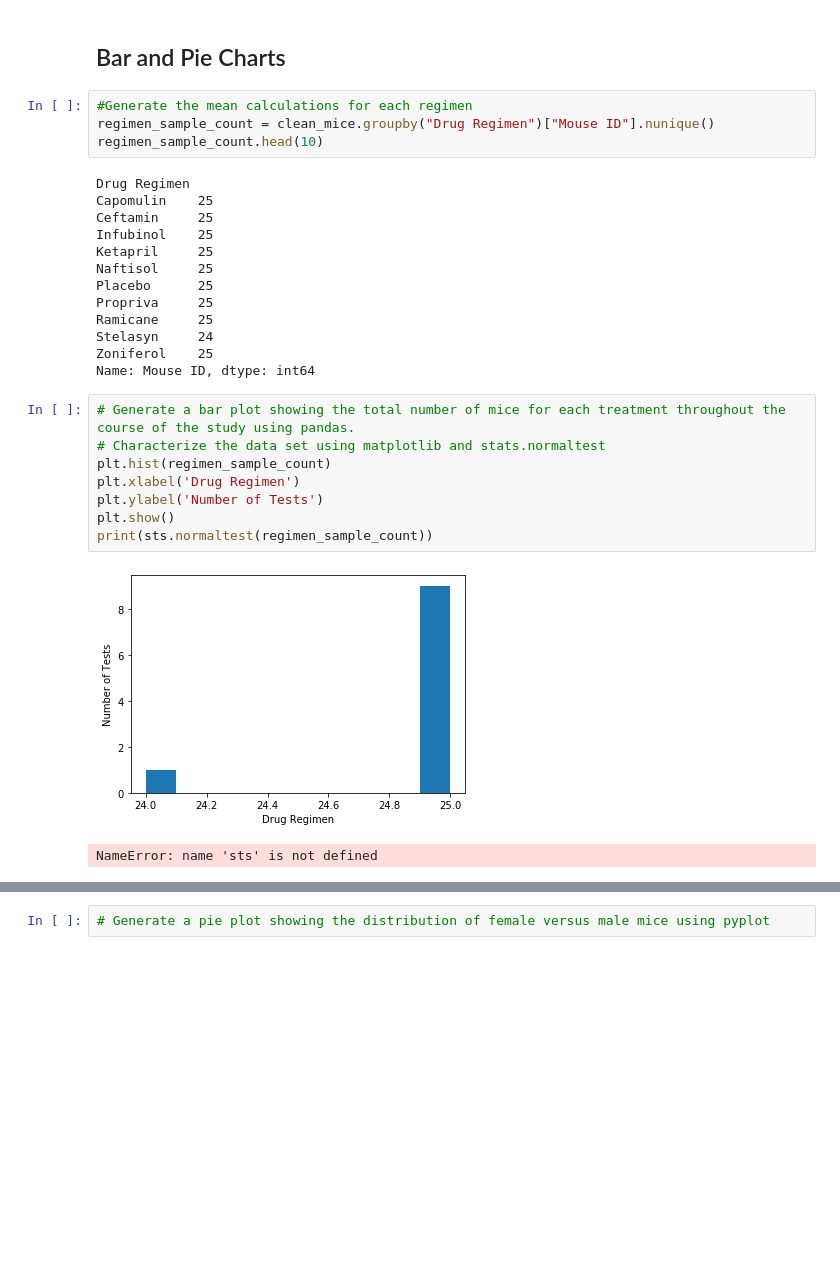
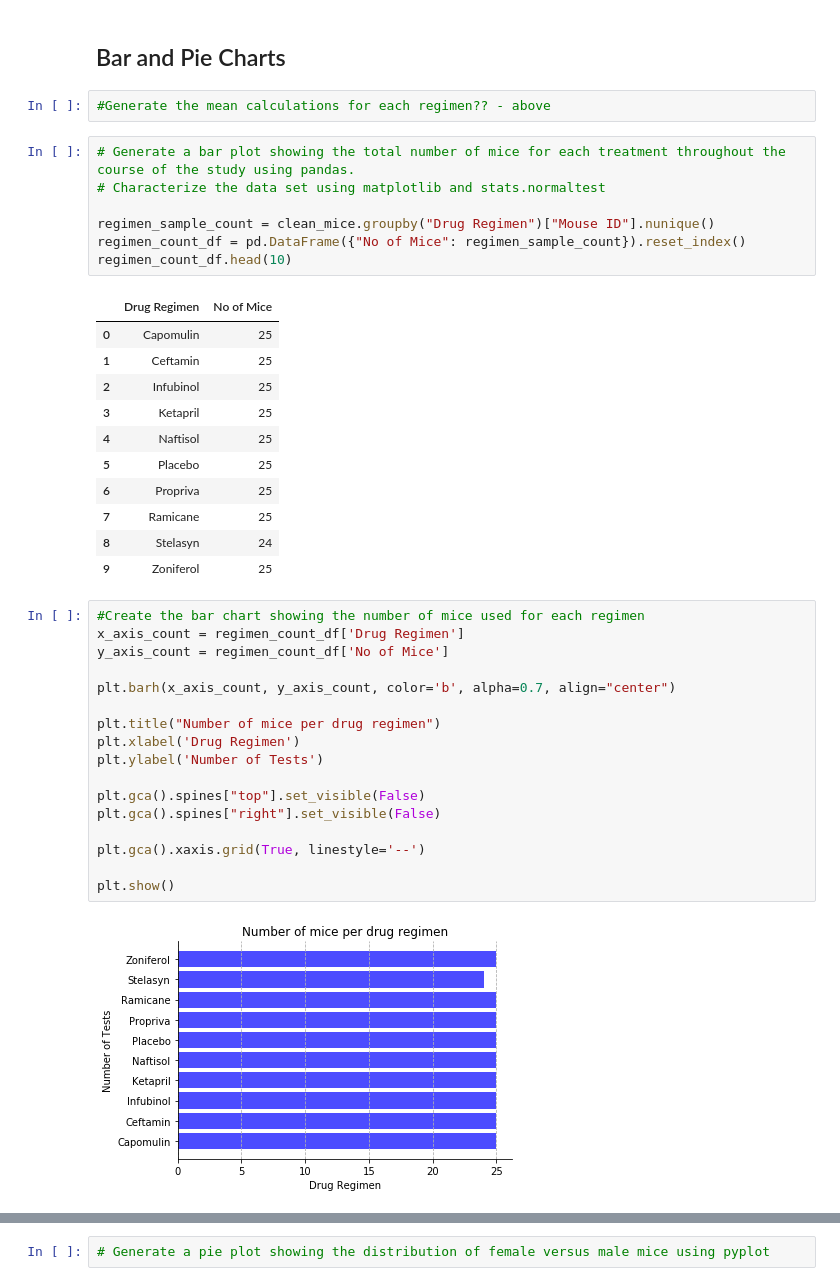
Before and after one commit to Turtles173/Matplotlib_challenge, a Jupyter notebook: Pymaceuticals/pymaceuticals_starter - TT.ipynb, the cells around one changed output, grey strips where cells are left out. Drawn from its saved outputs; the diff is of its cells as text; blank space fills up the shorter version.

```diff
--- a/Pymaceuticals/pymaceuticals_starter - TT.ipynb
+++ b/Pymaceuticals/pymaceuticals_starter - TT.ipynb
@@ -248,31 +249,43 @@ grouped_regimen
 # %% [markdown]
 ## Bar and Pie Charts
 # %%
-#Generate the mean calculations for each regimen
-regimen_sample_count = clean_mice.groupby("Drug Regimen")["Mouse ID"].nunique()
-regimen_sample_count.head(10)
+#Generate the mean calculations for each regimen?? - above
-# %% [output]
-Drug Regimen
-Capomulin    25
-Ceftamin     25
-Infubinol    25
-Ketapril     25
-Naftisol     25
-Placebo      25
-Propriva     25
-Ramicane     25
-Stelasyn     24
-Zoniferol    25
-Name: Mouse ID, dtype: int64
 # %%
 # Generate a bar plot showing the total number of mice for each treatment throughout the course of the study using pandas.
 # Characterize the data set using matplotlib and stats.normaltest
-plt.hist(regimen_sample_count)
-plt.xlabel('Drug Regimen')
-plt.ylabel('Number of Tests')
-plt.show()
-print(sts.normaltest(regimen_sample_count))
+
+regimen_sample_count = clean_mice.groupby("Drug Regimen")["Mouse ID"].nunique()
+regimen_count_df = pd.DataFrame({"No of Mice": regimen_sample_count}).reset_index()
+regimen_count_df.head(10)
 # %% [output]
-[figure, removed]
-NameError: name 'sts' is not defined
+|  | Drug Regimen | No of Mice |
+| 0 | Capomulin | 25 |
+| 1 | Ceftamin | 25 |
+| 2 | Infubinol | 25 |
+| 3 | Ketapril | 25 |
+| 4 | Naftisol | 25 |
+| 5 | Placebo | 25 |
+| 6 | Propriva | 25 |
+| 7 | Ramicane | 25 |
+| 8 | Stelasyn | 24 |
+| 9 | Zoniferol | 25 |
+# %%
+#Create the bar chart showing the number of mice used for each regimen
+x_axis_count = regimen_count_df['Drug Regimen']
+y_axis_count = regimen_count_df['No of Mice']
+
+plt.barh(x_axis_count, y_axis_count, color='b', alpha=0.7, align="center")
+
+plt.title("Number of mice per drug regimen")
+plt.xlabel('Drug Regimen')
+plt.ylabel('Number of Tests')
+
+plt.gca().spines["top"].set_visible(False)
+plt.gca().spines["right"].set_visible(False)
+
+plt.gca().xaxis.grid(True, linestyle='--')
+
+plt.show()
+# %% [output]
+[figure, added]
 # %%
```
Also changed, not shown: parts of 32 cells of this notebook.
